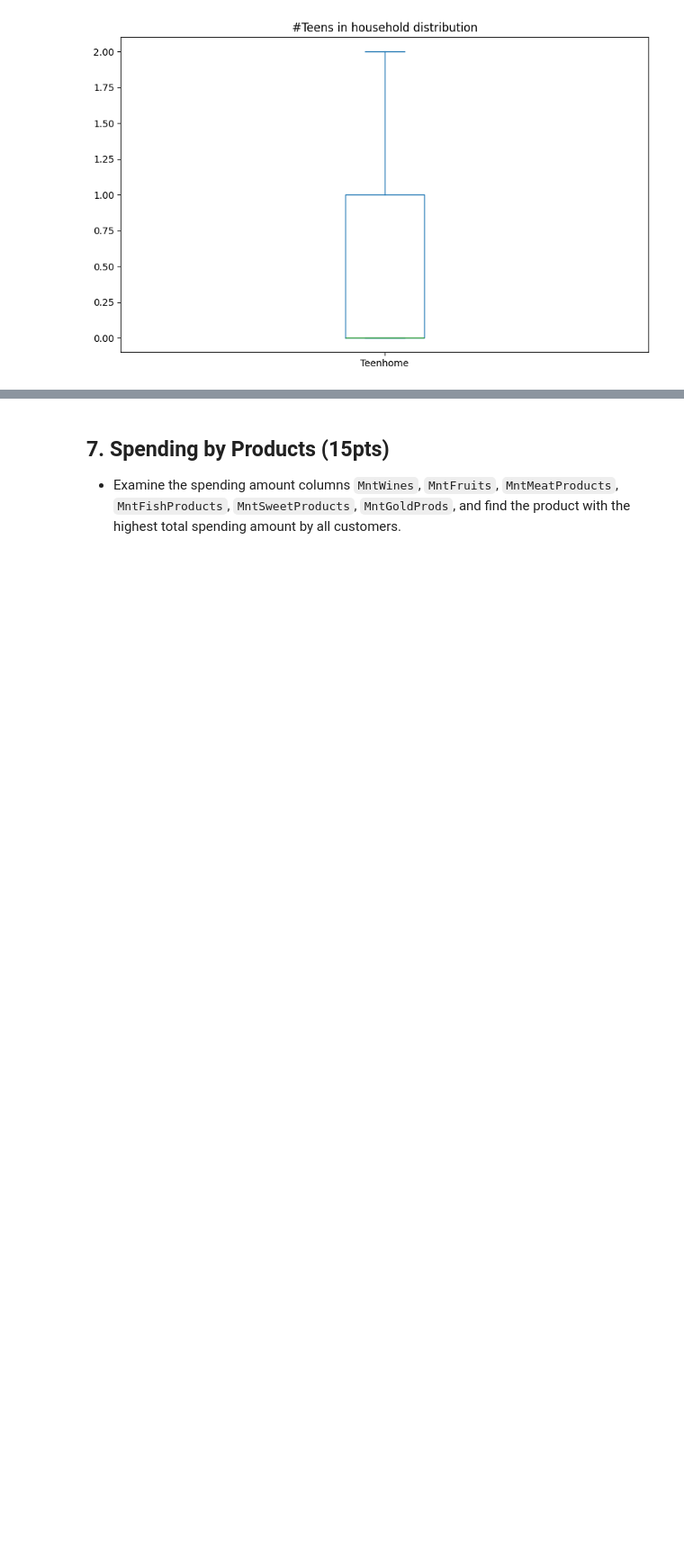
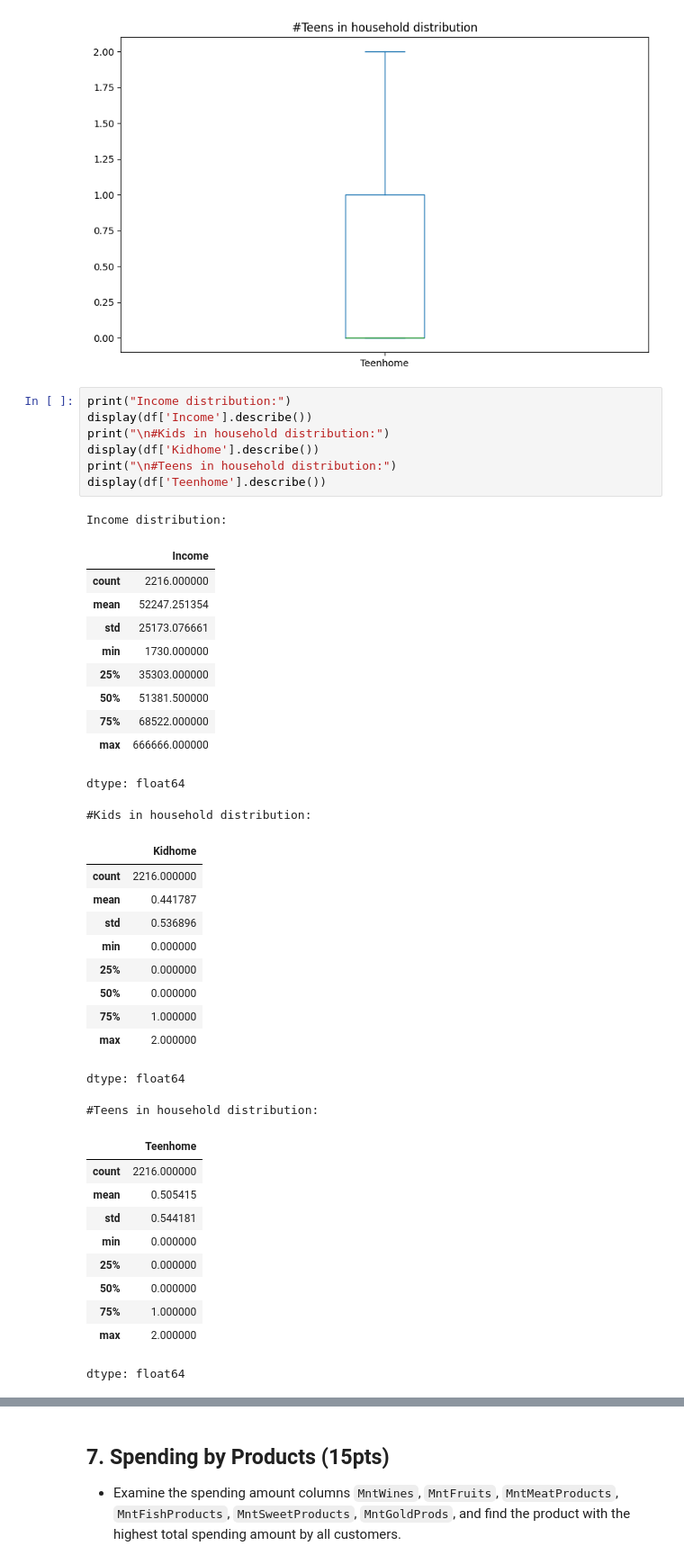
Before and after one commit to Data-Analytics-with-Python/individual-assignment-i-rayoen0, a Jupyter notebook: Assignment_Notebook_1.ipynb, the cells around one changed output, grey strips where cells are left out. Shown: that part at 90% size. Saved outputs shown, nothing was run; the diff lists cells and outputs as text; blank space fills up the shorter version.

```diff
--- a/Assignment_Notebook_1.ipynb
+++ b/Assignment_Notebook_1.ipynb
@@ -352,5 +372,46 @@ df['Teenhome'].plot(kind='box', title='#Teens in household distribution')
 [figure]
 [figure]
 [figure]
+# %%
+print("Income distribution:")
+display(df['Income'].describe())
+print("\n#Kids in household distribution:")
+display(df['Kidhome'].describe())
+print("\n#Teens in household distribution:")
+display(df['Teenhome'].describe())
+# %% [output]
+Income distribution:
+|  | Income |
+| count | 2216.000000 |
+| mean | 52247.251354 |
+| std | 25173.076661 |
+| min | 1730.000000 |
+| 25% | 35303.000000 |
+| 50% | 51381.500000 |
+| 75% | 68522.000000 |
+| max | 666666.000000 |
+dtype: float64
+#Kids in household distribution:
+|  | Kidhome |
+| count | 2216.000000 |
+| mean | 0.441787 |
+| std | 0.536896 |
+| min | 0.000000 |
+| 25% | 0.000000 |
+| 50% | 0.000000 |
+| 75% | 1.000000 |
+| max | 2.000000 |
+dtype: float64
+#Teens in household distribution:
+|  | Teenhome |
+| count | 2216.000000 |
+| mean | 0.505415 |
+| std | 0.544181 |
+| min | 0.000000 |
+| 25% | 0.000000 |
+| 50% | 0.000000 |
+| 75% | 1.000000 |
+| max | 2.000000 |
+dtype: float64
 # %% [markdown]
 <font color='red'>
```
Also changed, not shown: parts of 12 cells of this notebook.
